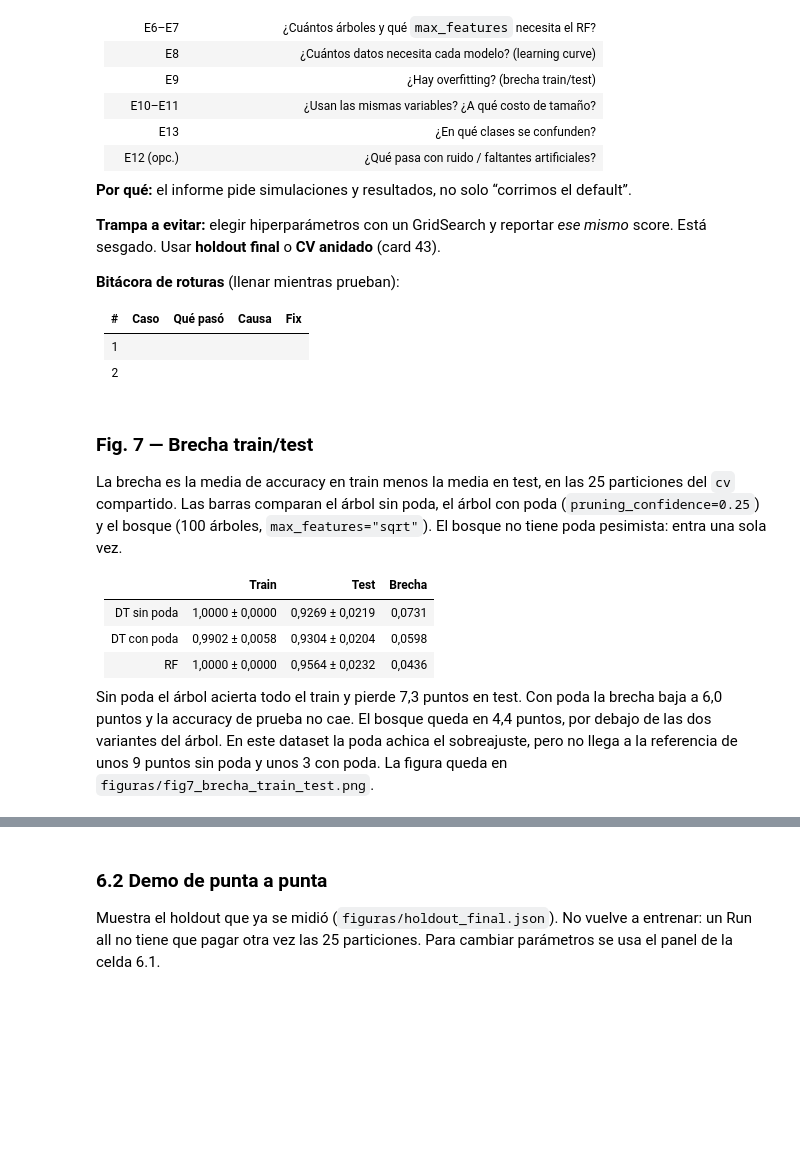
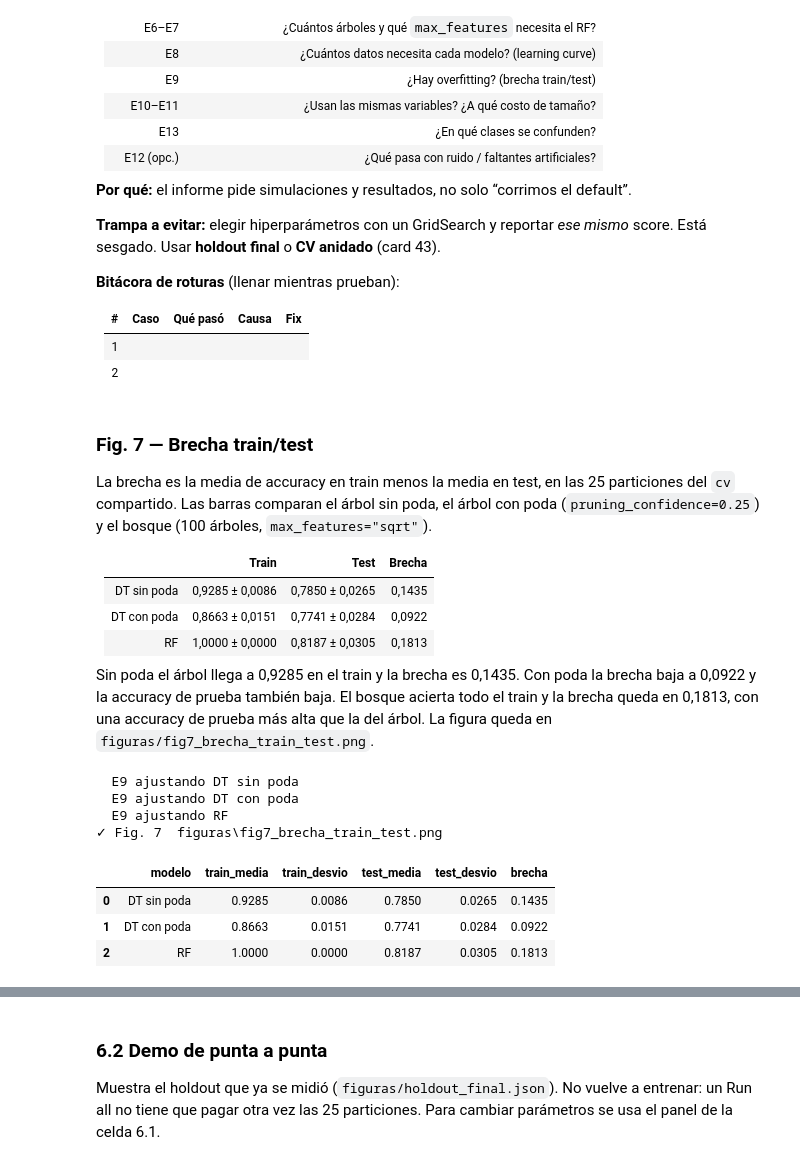
Before and after one commit to peraltanadine/TPI_IA, a Jupyter notebook: TPI_Inteligencia_Artificial.ipynb, the cells around one changed output, grey strips where cells are left out. Drawn from its saved outputs; the diff is of its cells as text; code cells hidden in the pictures; blank space fills up the shorter version.

```diff
--- a/TPI_Inteligencia_Artificial.ipynb
+++ b/TPI_Inteligencia_Artificial.ipynb
@@ -2648,15 +2912,15 @@ else:
 # %% [markdown]
 ### Fig. 7 — Brecha train/test
 
-La brecha es la media de accuracy en train menos la media en test, en las 25 particiones del `cv` compartido. Las barras comparan el árbol sin poda, el árbol con poda (`pruning_confidence=0.25`) y el bosque (100 árboles, `max_features="sqrt"`). El bosque no tiene poda pesimista: entra una sola vez.
+La brecha es la media de accuracy en train menos la media en test, en las 25 particiones del `cv` compartido. Las barras comparan el árbol sin poda, el árbol con poda (`pruning_confidence=0.25`) y el bosque (100 árboles, `max_features="sqrt"`).
 
 | | Train | Test | Brecha |
 |---|---|---|---|
-| DT sin poda | 1,0000 ± 0,0000 | 0,9269 ± 0,0219 | 0,0731 |
-| DT con poda | 0,9902 ± 0,0058 | 0,9304 ± 0,0204 | 0,0598 |
-| RF | 1,0000 ± 0,0000 | 0,9564 ± 0,0232 | 0,0436 |
+| DT sin poda | 0,9285 ± 0,0086 | 0,7850 ± 0,0265 | 0,1435 |
+| DT con poda | 0,8663 ± 0,0151 | 0,7741 ± 0,0284 | 0,0922 |
+| RF | 1,0000 ± 0,0000 | 0,8187 ± 0,0305 | 0,1813 |
 
-Sin poda el árbol acierta todo el train y pierde 7,3 puntos en test. Con poda la brecha baja a 6,0 puntos y la accuracy de prueba no cae. El bosque queda en 4,4 puntos, por debajo de las dos variantes del árbol. En este dataset la poda achica el sobreajuste, pero no llega a la referencia de unos 9 puntos sin poda y unos 3 con poda. La figura queda en `figuras/fig7_brecha_train_test.png`.
+Sin poda el árbol llega a 0,9285 en el train y la brecha es 0,1435. Con poda la brecha baja a 0,0922 y la accuracy de prueba también baja. El bosque acierta todo el train y la brecha queda en 0,1813, con una accuracy de prueba más alta que la del árbol. La figura queda en `figuras/fig7_brecha_train_test.png`.
 # %%
 # 5. E9 — Fig. 7, brecha train/test
 # brecha = media(accuracy train) - media(accuracy test), sobre el cv compartido.
@@ -2689,7 +2953,7 @@ def construir_fig7(X, y):
             y,
             cv=cv,
             scoring="accuracy",
-            n_jobs=-1,
+            n_jobs=_trabajos_cv(),
             return_train_score=True,
             error_score="raise",
         )
@@ -2714,33 +2978,42 @@ def construir_fig7(X, y):
         x - ancho / 2, tabla["train_media"], ancho,
         yerr=tabla["train_desvio"], capsize=3, label="Train",
     )
     ax.bar(
         x + ancho / 2, tabla["test_media"], ancho,
         yerr=tabla["test_desvio"], capsize=3, label="Test",
     )
     for i, fila in tabla.iterrows():
         ax.text(i, 1.02, f"brecha {fila['brecha']:.3f}", ha="center", va="bottom", fontsize=9)
     ax.set_xticks(x)
     ax.set_xticklabels(list(tabla["modelo"]))
     ax.set_ylabel("Accuracy")
     ax.set_ylim(0, 1.14)
     ax.set_title("Fig. 7  Brecha train/test")
     ax.legend(loc="upper center", bbox_to_anchor=(0.5, -0.14), ncol=2, frameon=False)
     fig.tight_layout()
     DIR_FIGURAS.mkdir(exist_ok=True)
     ruta = DIR_FIGURAS / "fig7_brecha_train_test.png"
     fig.savefig(ruta, dpi=300, bbox_inches="tight")
     plt.close(fig)
     return tabla, ruta
 
 
 if "df" in dir() and "TARGET_COL" in dir() and "DecisionTreeC45" in dir() and "RandomForestWrap" in dir():
     _X_e9, _y_e9 = _separar_xy(df, TARGET_COL)
     tabla_e9, _ruta_e9 = construir_fig7(_X_e9, _y_e9)
     print(f"✓ Fig. 7  {_ruta_e9}")
     display(tabla_e9.round(4))
 else:
     print("ℹ️  Fig. 7: faltan df, DecisionTreeC45 o RandomForestWrap.")
+# %% [output]
+  E9 ajustando DT sin poda
+  E9 ajustando DT con poda
+  E9 ajustando RF
+✓ Fig. 7  figuras\fig7_brecha_train_test.png
+|  | modelo | train_media | train_desvio | test_media | test_desvio | brecha |
+| 0 | DT sin poda | 0.9285 | 0.0086 | 0.7850 | 0.0265 | 0.1435 |
+| 1 | DT con poda | 0.8663 | 0.0151 | 0.7741 | 0.0284 | 0.0922 |
+| 2 | RF | 1.0000 | 0.0000 | 0.8187 | 0.0305 | 0.1813 |
 # %% [markdown]
 ### Holdout único (card 43, opción A)
 
```
Also changed, not shown: parts of 37 cells of this notebook, 55 other files.
